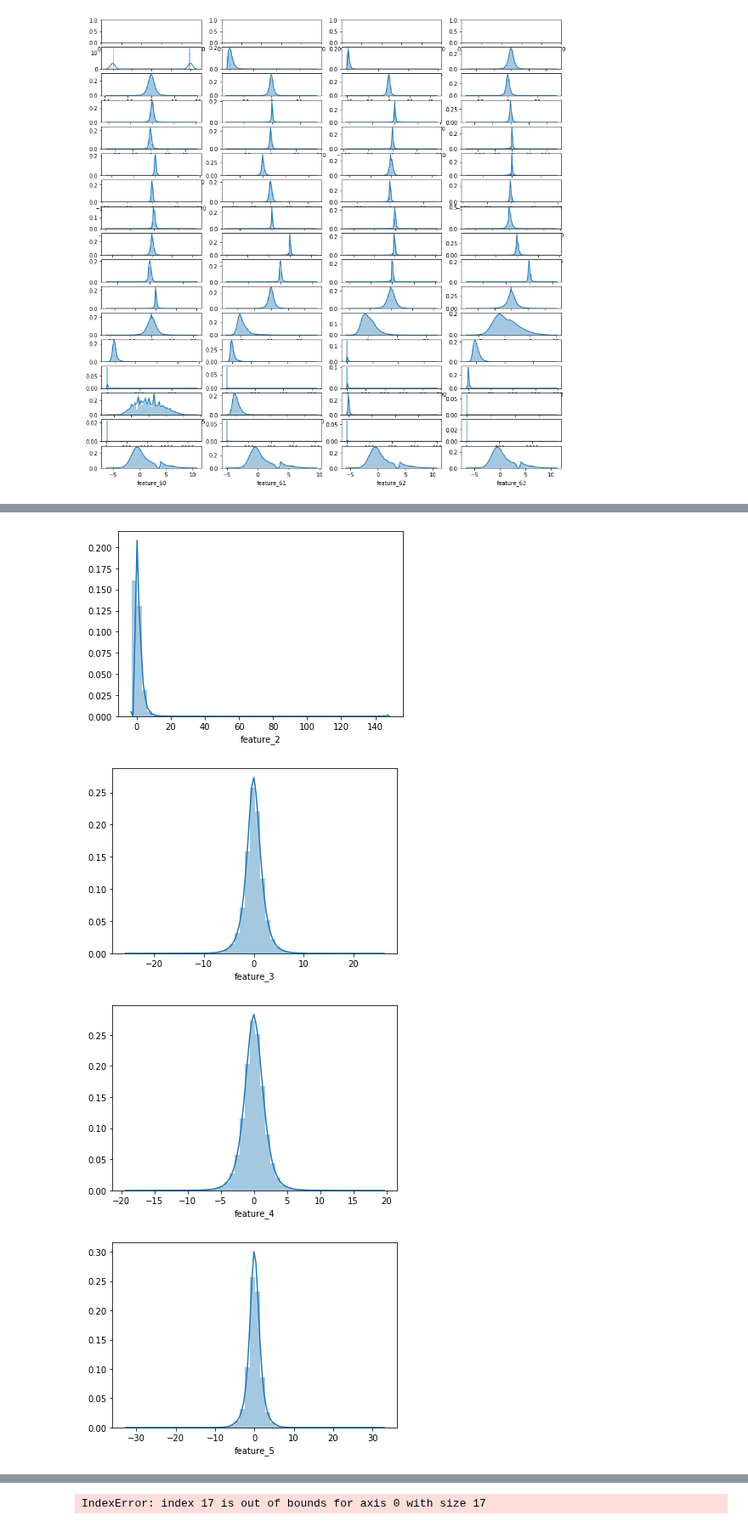
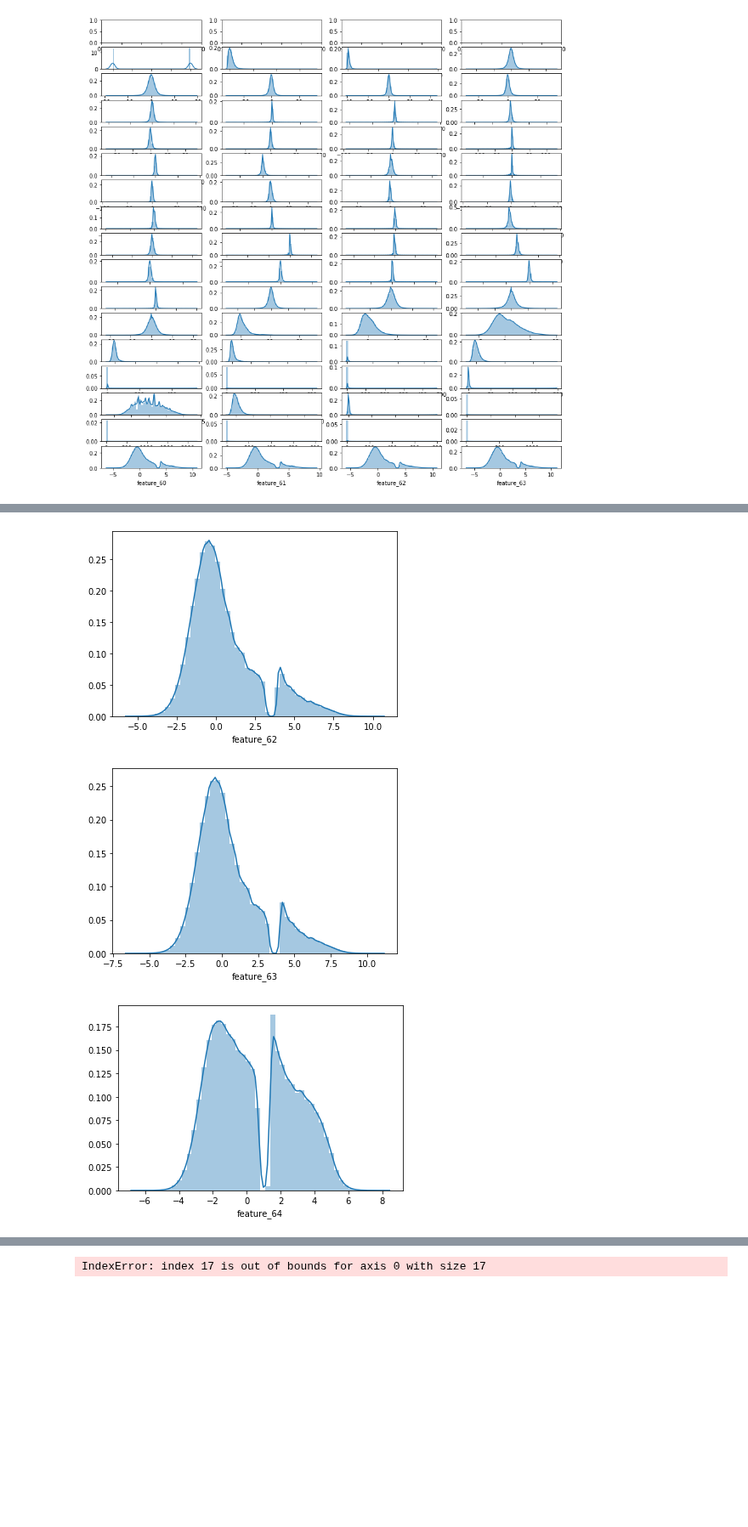
Before and after one commit to rmei97/market_preds, a Jupyter notebook: eda.ipynb, the cells around one changed output, grey strips where cells are left out. Shown at 85% size. Saved outputs shown, nothing was run; the diff lists cells and outputs as text; code cells hidden in the pictures; blank space fills up the shorter version.

```diff
--- a/eda.ipynb
+++ b/eda.ipynb
@@ -450,7 +450,7 @@ IndexError: index 17 is out of bounds for axis 0 with size 17
 <Figure size 432x288 with 0 Axes>
 [figure]
 # %%
-for index in range(10):
+for index in range(60,65):
     feature = 'feature_' + str(index)
     sns.distplot(data_retype[feature])
     plt.show()
@@ -460,4 +460,3 @@ for index in range(10):
-[figure, old version]
+[figure, new version]
-[figure, old version]
+[figure, new version]
-[figure, old version]
+[figure, new version]
-[figure, removed]
```
Also changed, not shown: parts of 3 cells of this notebook.
